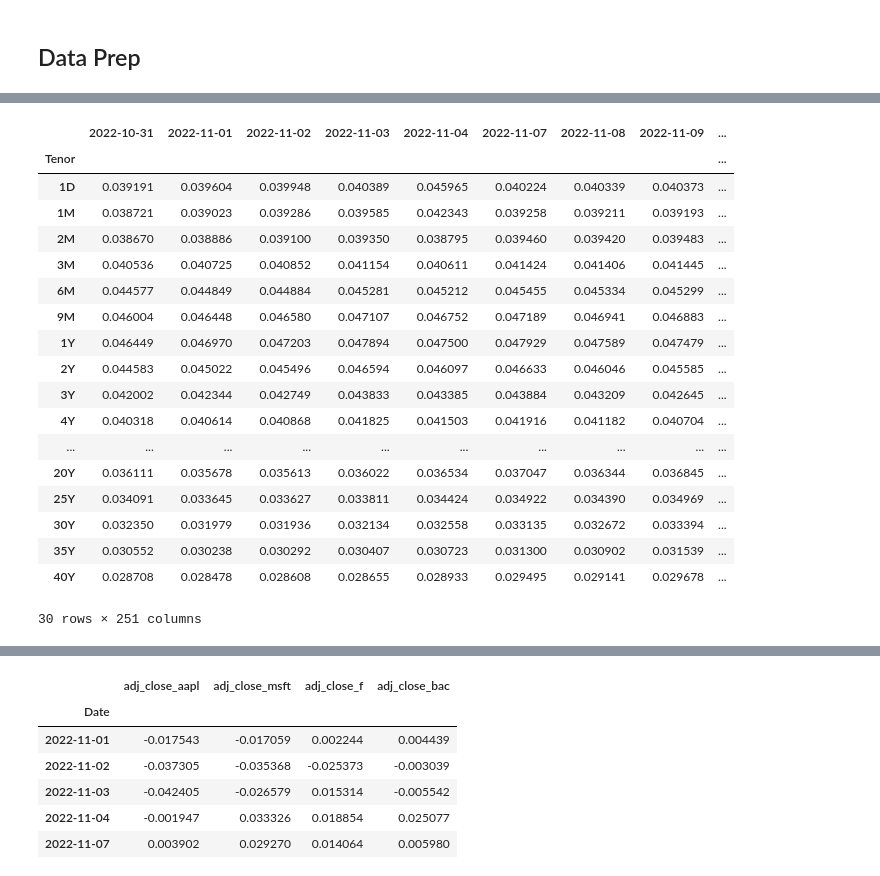
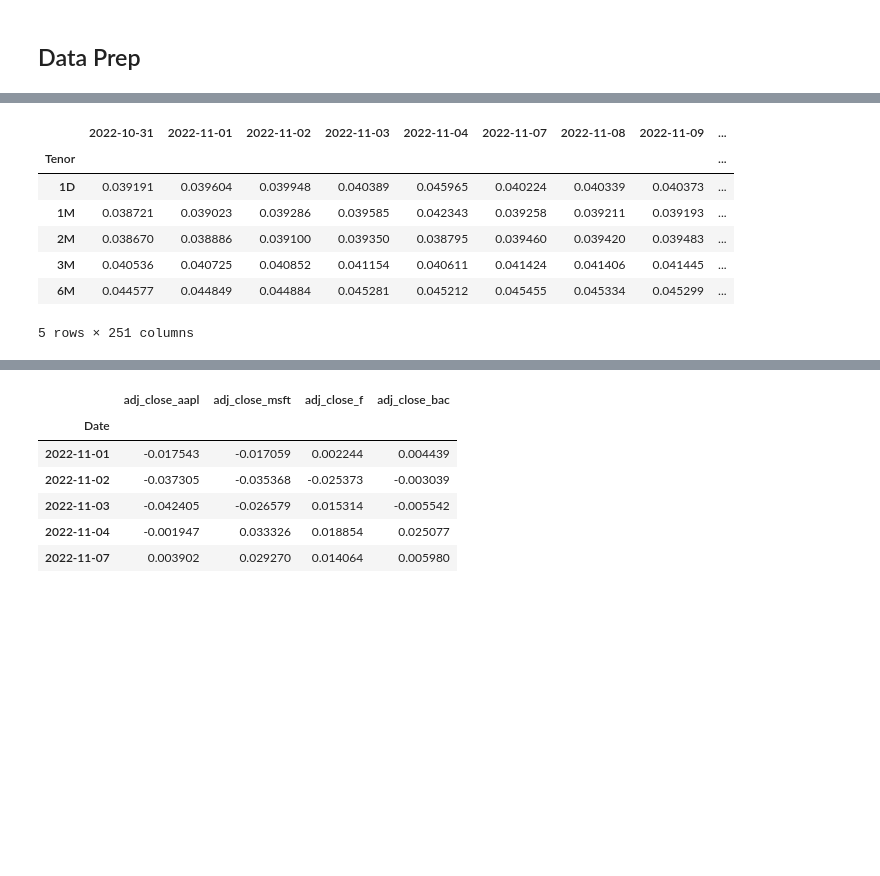
Before and after one commit to kilowiski/risk-analysis-mirror, a Jupyter notebook: var.ipynb, the cells around one changed output, grey strips where cells are left out. Saved outputs shown, nothing was run; the diff lists cells and outputs as text; code cells hidden in the pictures; blank space fills up the shorter version.

```diff
--- a/var.ipynb
+++ b/var.ipynb
@@ -41,22 +31,11 @@ Name: T, dtype: float64
 # %%
-sofr_raw
+sofr_raw.head()
 # %% [output]
 |  | 2022-10-31 | 2022-11-01 | 2022-11-02 | 2022-11-03 | 2022-11-04 | 2022-11-07 | 2022-11-08 | 2022-11-09 | ... |
 | Tenor |  |  |  |  |  |  |  |  | ... |
 | 1D | 0.039191 | 0.039604 | 0.039948 | 0.040389 | 0.045965 | 0.040224 | 0.040339 | 0.040373 | ... |
 | 1M | 0.038721 | 0.039023 | 0.039286 | 0.039585 | 0.042343 | 0.039258 | 0.039211 | 0.039193 | ... |
 | 2M | 0.038670 | 0.038886 | 0.039100 | 0.039350 | 0.038795 | 0.039460 | 0.039420 | 0.039483 | ... |
 | 3M | 0.040536 | 0.040725 | 0.040852 | 0.041154 | 0.040611 | 0.041424 | 0.041406 | 0.041445 | ... |
 | 6M | 0.044577 | 0.044849 | 0.044884 | 0.045281 | 0.045212 | 0.045455 | 0.045334 | 0.045299 | ... |
-| 9M | 0.046004 | 0.046448 | 0.046580 | 0.047107 | 0.046752 | 0.047189 | 0.046941 | 0.046883 | ... |
-| 1Y | 0.046449 | 0.046970 | 0.047203 | 0.047894 | 0.047500 | 0.047929 | 0.047589 | 0.047479 | ... |
-| 2Y | 0.044583 | 0.045022 | 0.045496 | 0.046594 | 0.046097 | 0.046633 | 0.046046 | 0.045585 | ... |
-| 3Y | 0.042002 | 0.042344 | 0.042749 | 0.043833 | 0.043385 | 0.043884 | 0.043209 | 0.042645 | ... |
-| 4Y | 0.040318 | 0.040614 | 0.040868 | 0.041825 | 0.041503 | 0.041916 | 0.041182 | 0.040704 | ... |
-| ... | ... | ... | ... | ... | ... | ... | ... | ... | ... |
-| 20Y | 0.036111 | 0.035678 | 0.035613 | 0.036022 | 0.036534 | 0.037047 | 0.036344 | 0.036845 | ... |
-| 25Y | 0.034091 | 0.033645 | 0.033627 | 0.033811 | 0.034424 | 0.034922 | 0.034390 | 0.034969 | ... |
-| 30Y | 0.032350 | 0.031979 | 0.031936 | 0.032134 | 0.032558 | 0.033135 | 0.032672 | 0.033394 | ... |
-| 35Y | 0.030552 | 0.030238 | 0.030292 | 0.030407 | 0.030723 | 0.031300 | 0.030902 | 0.031539 | ... |
-| 40Y | 0.028708 | 0.028478 | 0.028608 | 0.028655 | 0.028933 | 0.029495 | 0.029141 | 0.029678 | ... |
-30 rows × 251 columns
+5 rows × 251 columns
```
Also changed, not shown: parts of 51 cells of this notebook.
